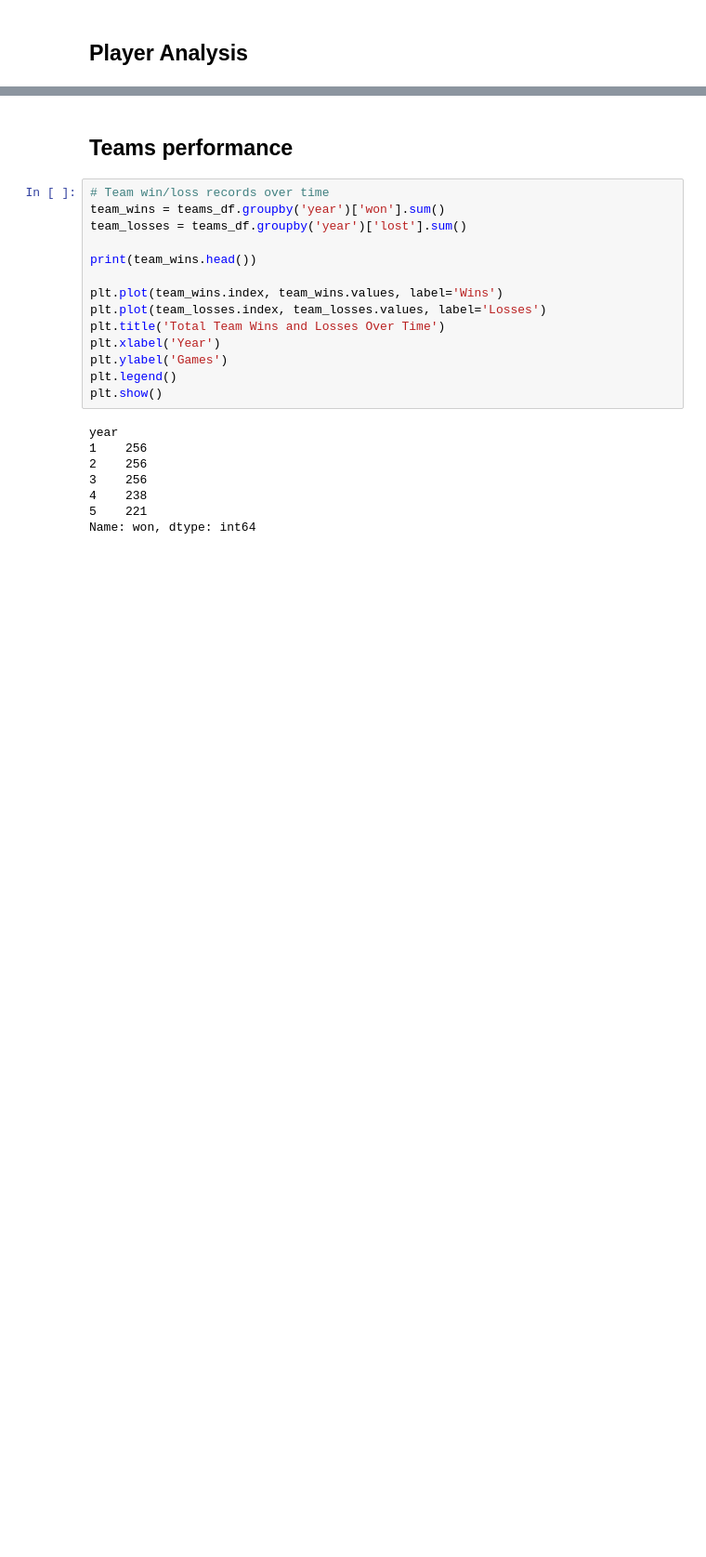
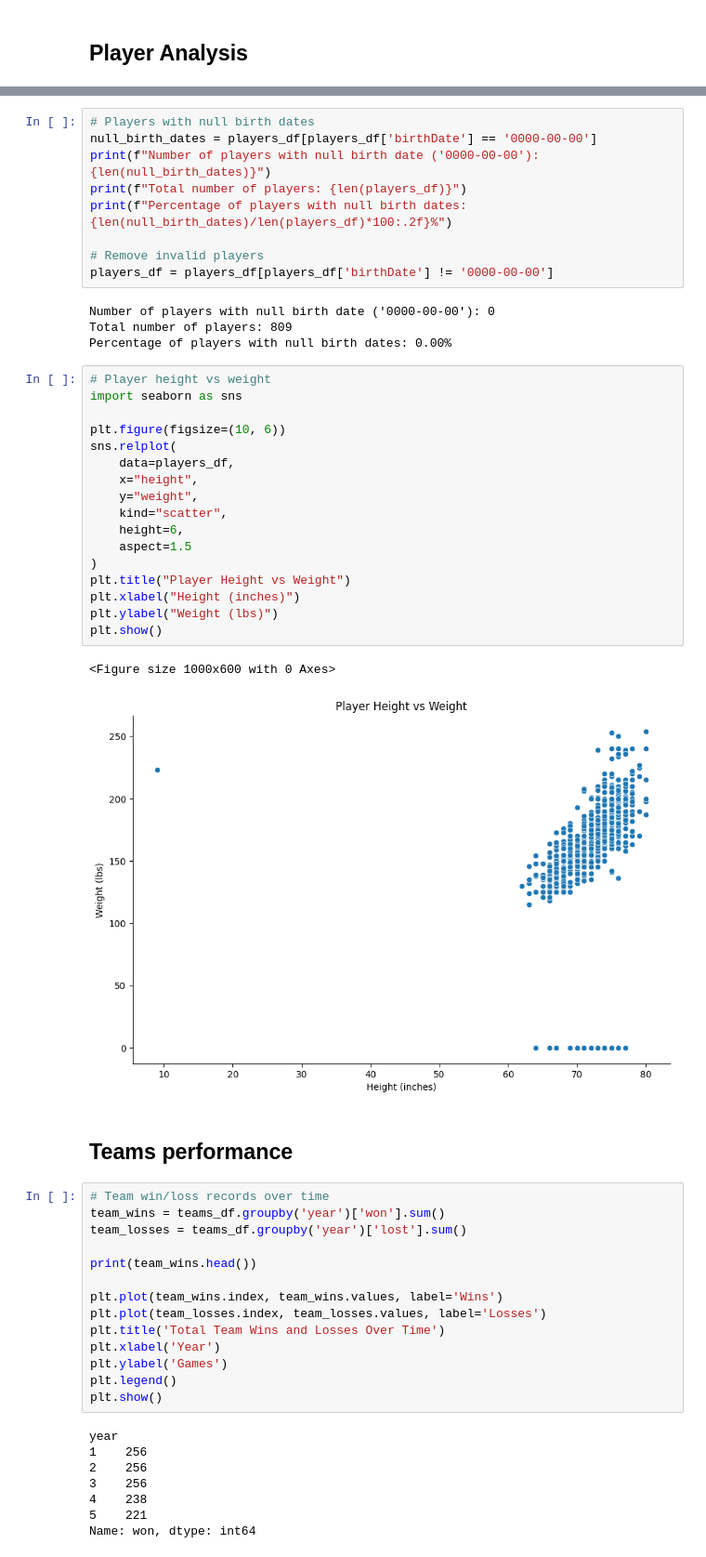
Before and after one commit to diogovenade/ac-wnba, a Jupyter notebook: src/book.ipynb, the cells around one changed output, grey strips where cells are left out. Shown at 93% size. Cells and saved outputs as stored; diff of their text form; blank space fills up the shorter version.

Commit message:
Drop players with invalid birth date and height/weight plot

```diff
--- a/src/book.ipynb
+++ b/src/book.ipynb
@@ -105,6 +105,39 @@ plt.ylabel('Number of Players')
 plt.show()
 # %% [output]
 [figure]
+# %%
+# Players with null birth dates
+null_birth_dates = players_df[players_df['birthDate'] == '0000-00-00']
+print(f"Number of players with null birth date ('0000-00-00'): {len(null_birth_dates)}")
+print(f"Total number of players: {len(players_df)}")
+print(f"Percentage of players with null birth dates: {len(null_birth_dates)/len(players_df)*100:.2f}%")
+
+# Remove invalid players
+players_df = players_df[players_df['birthDate'] != '0000-00-00']
+# %% [output]
+Number of players with null birth date ('0000-00-00'): 0
+Total number of players: 809
+Percentage of players with null birth dates: 0.00%
+# %%
+# Player height vs weight
+import seaborn as sns
+
+plt.figure(figsize=(10, 6))
+sns.relplot(
+    data=players_df,
+    x="height",
+    y="weight",
+    kind="scatter",
+    height=6,
+    aspect=1.5
+)
+plt.title("Player Height vs Weight")
+plt.xlabel("Height (inches)")
+plt.ylabel("Weight (lbs)")
+plt.show()
+# %% [output]
+<Figure size 1000x600 with 0 Axes>
+[figure, added]
 # %% [markdown]
 ## Teams performance
 # %%
```
Also changed, not shown: parts of 5 cells of this notebook.
